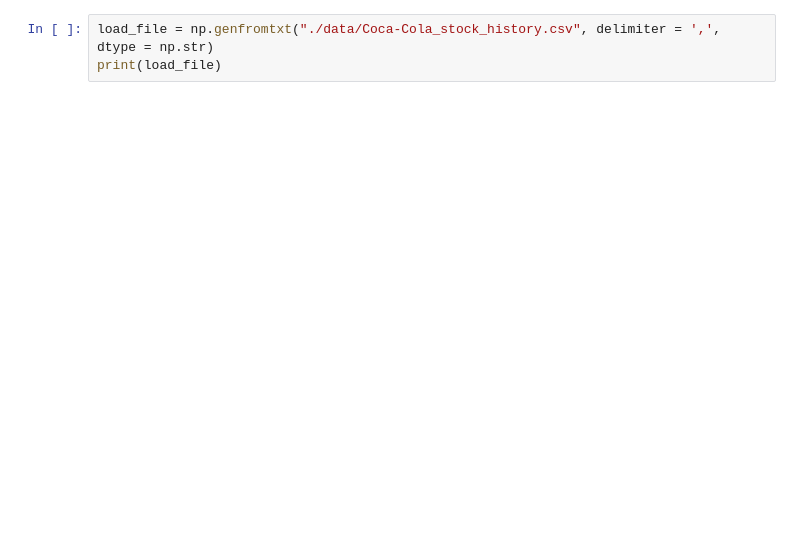
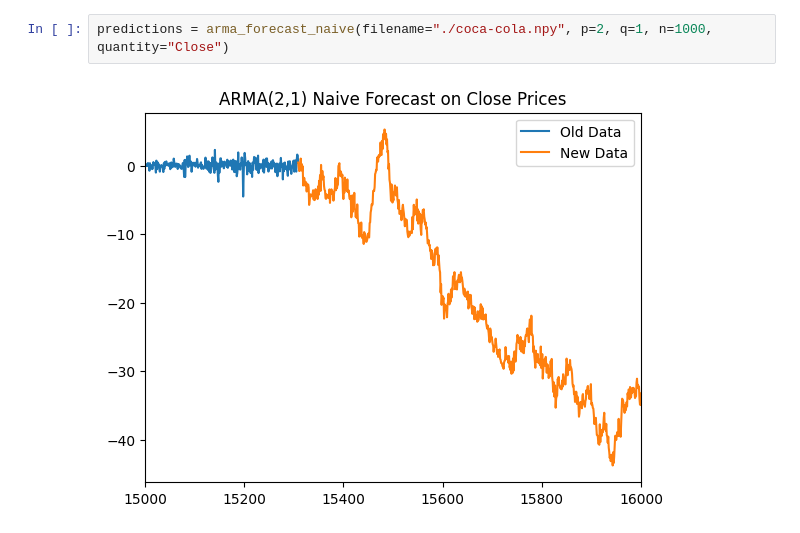
Before and after one commit to zachjoachim7/Volume3PortfolioPorject2, a Jupyter notebook: draft.ipynb, the cells around one changed output. Saved outputs shown, nothing was run; the diff lists cells and outputs as text; blank space fills up the shorter version.

```diff
--- a/draft.ipynb
+++ b/draft.ipynb
@@ -48,3 +68,4 @@ predictions = arma_forecast_naive(filename="./data/Coca-Cola_stock_history.csv",
-# %%
-load_file = np.genfromtxt("./data/Coca-Cola_stock_history.csv", delimiter = ',', dtype = np.str)
-print(load_file)
+# %%
+predictions = arma_forecast_naive(filename="./coca-cola.npy", p=2, q=1, n=1000, quantity="Close")
+# %% [output]
+[figure, added]
```
Also changed, not shown: parts of 22 cells of this notebook, 1 other file.
